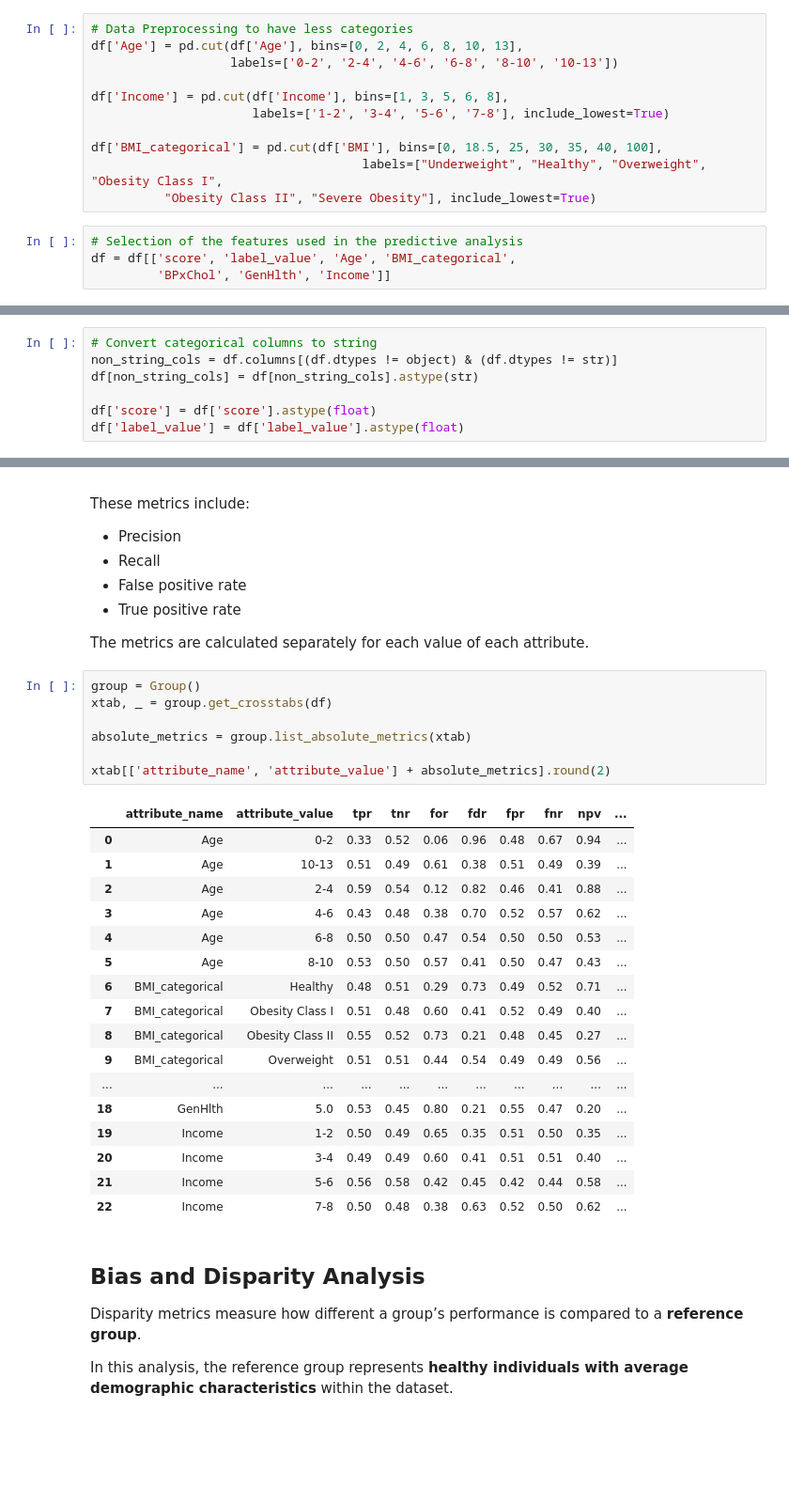
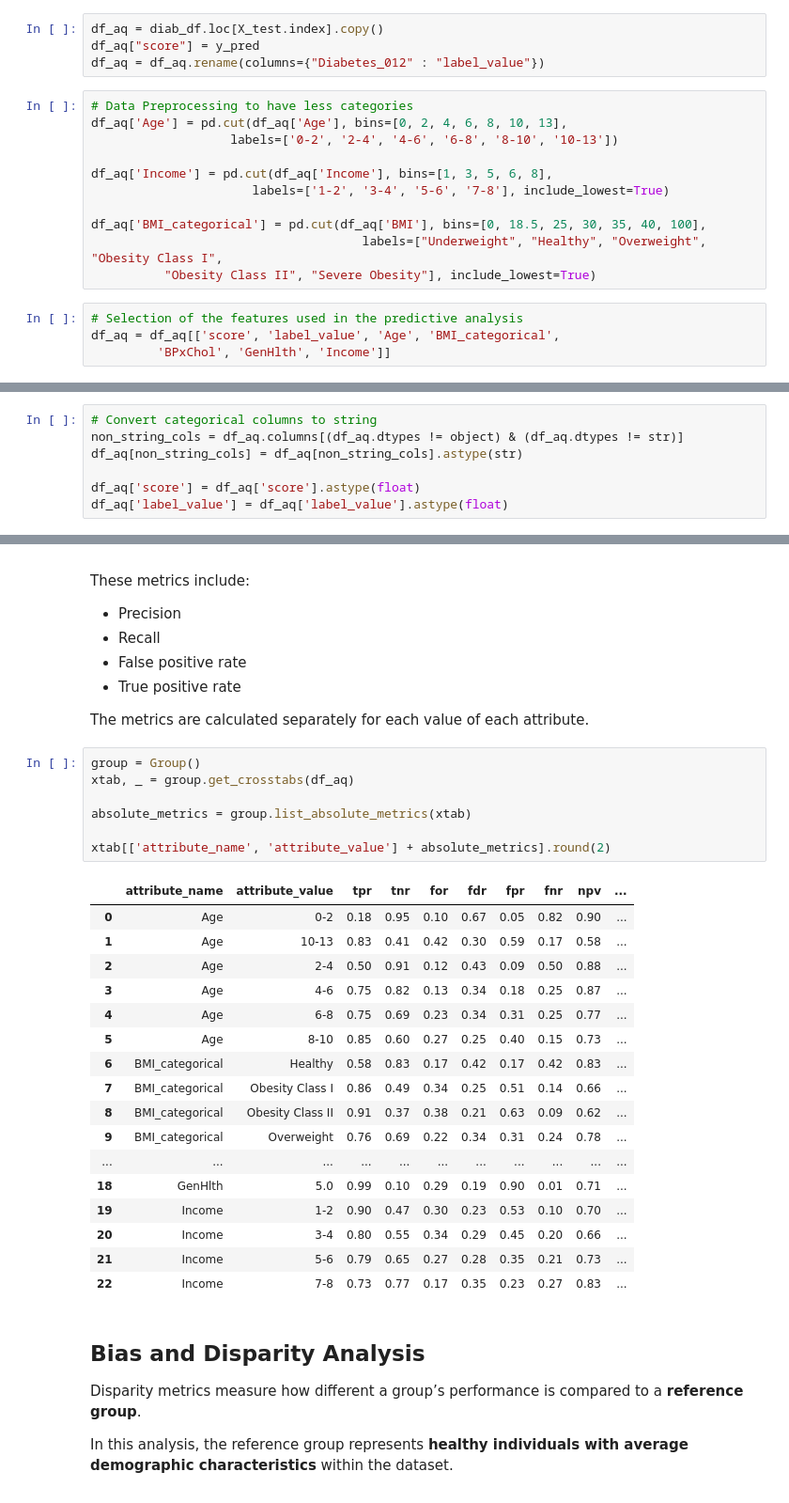
Before and after one commit to louisbarthelemy/Diabetes_prediction, a Jupyter notebook: notebooks/6-fairness_analysis.ipynb, the cells around one changed output, grey strips where cells are left out. Shown at 94% size. Cells and saved outputs as stored; diff of their text form; blank space fills up the shorter version.

```diff
--- a/notebooks/6-fairness_analysis.ipynb
+++ b/notebooks/6-fairness_analysis.ipynb
@@ -144,17 +103,21 @@ df.head(
+# %%
+df_aq = diab_df.loc[X_test.index].copy()
+df_aq["score"] = y_pred
+df_aq = df_aq.rename(columns={"Diabetes_012" : "label_value"})
 # %%
 # Data Preprocessing to have less categories
-df['Age'] = pd.cut(df['Age'], bins=[0, 2, 4, 6, 8, 10, 13],
+df_aq['Age'] = pd.cut(df_aq['Age'], bins=[0, 2, 4, 6, 8, 10, 13],
                    labels=['0-2', '2-4', '4-6', '6-8', '8-10', '10-13'])
 
-df['Income'] = pd.cut(df['Income'], bins=[1, 3, 5, 6, 8],
+df_aq['Income'] = pd.cut(df_aq['Income'], bins=[1, 3, 5, 6, 8],
                       labels=['1-2', '3-4', '5-6', '7-8'], include_lowest=True)
 
-df['BMI_categorical'] = pd.cut(df['BMI'], bins=[0, 18.5, 25, 30, 35, 40, 100],
+df_aq['BMI_categorical'] = pd.cut(df_aq['BMI'], bins=[0, 18.5, 25, 30, 35, 40, 100],
                                      labels=["Underweight", "Healthy", "Overweight", "Obesity Class I",
           "Obesity Class II", "Severe Obesity"], include_lowest=True)
 # %%
 # Selection of the features used in the predictive analysis
-df = df[['score', 'label_value', 'Age', 'BMI_categorical',
+df_aq = df_aq[['score', 'label_value', 'Age', 'BMI_categorical',
          'BPxChol', 'GenHlth', 'Income']]
 # %% [markdown]
 ## Data Type Formatting
@@ -163,11 +126,11 @@ Aequitas requires categorical attributes to be stored as **string values**.
 Therefore, all categorical columns are converted to strings while prediction score and labels remain numerical.
 # %%
 # Convert categorical columns to string
-non_string_cols = df.columns[(df.dtypes != object) & (df.dtypes != str)]
-df[non_string_cols] = df[non_string_cols].astype(str)
+non_string_cols = df_aq.columns[(df_aq.dtypes != object) & (df_aq.dtypes != str)]
+df_aq[non_string_cols] = df_aq[non_string_cols].astype(str)
 
-df['score'] = df['score'].astype(float)
-df['label_value'] = df['label_value'].astype(float)
+df_aq['score'] = df_aq['score'].astype(float)
+df_aq['label_value'] = df_aq['label_value'].astype(float)
 # %% [markdown]
 ## Group Metrics Calculation
 
@@ -182,29 +145,29 @@ These metrics include:
 The metrics are calculated separately for each value of each attribute.
 # %%
 group = Group()
-xtab, _ = group.get_crosstabs(df)
+xtab, _ = group.get_crosstabs(df_aq)
 
 absolute_metrics = group.list_absolute_metrics(xtab)
 
 xtab[['attribute_name', 'attribute_value'] + absolute_metrics].round(2)
 # %% [output]
 |  | attribute_name | attribute_value | tpr | tnr | for | fdr | fpr | fnr | npv | ... |
-| 0 | Age | 0-2 | 0.33 | 0.52 | 0.06 | 0.96 | 0.48 | 0.67 | 0.94 | ... |
-| 1 | Age | 10-13 | 0.51 | 0.49 | 0.61 | 0.38 | 0.51 | 0.49 | 0.39 | ... |
-| 2 | Age | 2-4 | 0.59 | 0.54 | 0.12 | 0.82 | 0.46 | 0.41 | 0.88 | ... |
-| 3 | Age | 4-6 | 0.43 | 0.48 | 0.38 | 0.70 | 0.52 | 0.57 | 0.62 | ... |
-| 4 | Age | 6-8 | 0.50 | 0.50 | 0.47 | 0.54 | 0.50 | 0.50 | 0.53 | ... |
-| 5 | Age | 8-10 | 0.53 | 0.50 | 0.57 | 0.41 | 0.50 | 0.47 | 0.43 | ... |
-| 6 | BMI_categorical | Healthy | 0.48 | 0.51 | 0.29 | 0.73 | 0.49 | 0.52 | 0.71 | ... |
-| 7 | BMI_categorical | Obesity Class I | 0.51 | 0.48 | 0.60 | 0.41 | 0.52 | 0.49 | 0.40 | ... |
-| 8 | BMI_categorical | Obesity Class II | 0.55 | 0.52 | 0.73 | 0.21 | 0.48 | 0.45 | 0.27 | ... |
-| 9 | BMI_categorical | Overweight | 0.51 | 0.51 | 0.44 | 0.54 | 0.49 | 0.49 | 0.56 | ... |
+| 0 | Age | 0-2 | 0.18 | 0.95 | 0.10 | 0.67 | 0.05 | 0.82 | 0.90 | ... |
+| 1 | Age | 10-13 | 0.83 | 0.41 | 0.42 | 0.30 | 0.59 | 0.17 | 0.58 | ... |
+| 2 | Age | 2-4 | 0.50 | 0.91 | 0.12 | 0.43 | 0.09 | 0.50 | 0.88 | ... |
+| 3 | Age | 4-6 | 0.75 | 0.82 | 0.13 | 0.34 | 0.18 | 0.25 | 0.87 | ... |
+| 4 | Age | 6-8 | 0.75 | 0.69 | 0.23 | 0.34 | 0.31 | 0.25 | 0.77 | ... |
+| 5 | Age | 8-10 | 0.85 | 0.60 | 0.27 | 0.25 | 0.40 | 0.15 | 0.73 | ... |
+| 6 | BMI_categorical | Healthy | 0.58 | 0.83 | 0.17 | 0.42 | 0.17 | 0.42 | 0.83 | ... |
+| 7 | BMI_categorical | Obesity Class I | 0.86 | 0.49 | 0.34 | 0.25 | 0.51 | 0.14 | 0.66 | ... |
+| 8 | BMI_categorical | Obesity Class II | 0.91 | 0.37 | 0.38 | 0.21 | 0.63 | 0.09 | 0.62 | ... |
+| 9 | BMI_categorical | Overweight | 0.76 | 0.69 | 0.22 | 0.34 | 0.31 | 0.24 | 0.78 | ... |
 | ... | ... | ... | ... | ... | ... | ... | ... | ... | ... | ... |
-| 18 | GenHlth | 5.0 | 0.53 | 0.45 | 0.80 | 0.21 | 0.55 | 0.47 | 0.20 | ... |
-| 19 | Income | 1-2 | 0.50 | 0.49 | 0.65 | 0.35 | 0.51 | 0.50 | 0.35 | ... |
-| 20 | Income | 3-4 | 0.49 | 0.49 | 0.60 | 0.41 | 0.51 | 0.51 | 0.40 | ... |
-| 21 | Income | 5-6 | 0.56 | 0.58 | 0.42 | 0.45 | 0.42 | 0.44 | 0.58 | ... |
-| 22 | Income | 7-8 | 0.50 | 0.48 | 0.38 | 0.63 | 0.52 | 0.50 | 0.62 | ... |
+| 18 | GenHlth | 5.0 | 0.99 | 0.10 | 0.29 | 0.19 | 0.90 | 0.01 | 0.71 | ... |
+| 19 | Income | 1-2 | 0.90 | 0.47 | 0.30 | 0.23 | 0.53 | 0.10 | 0.70 | ... |
+| 20 | Income | 3-4 | 0.80 | 0.55 | 0.34 | 0.29 | 0.45 | 0.20 | 0.66 | ... |
+| 21 | Income | 5-6 | 0.79 | 0.65 | 0.27 | 0.28 | 0.35 | 0.21 | 0.73 | ... |
+| 22 | Income | 7-8 | 0.73 | 0.77 | 0.17 | 0.35 | 0.23 | 0.27 | 0.83 | ... |
 # %% [markdown]
 ## Bias and Disparity Analysis
 
```
Also changed, not shown: parts of 12 cells of this notebook.
